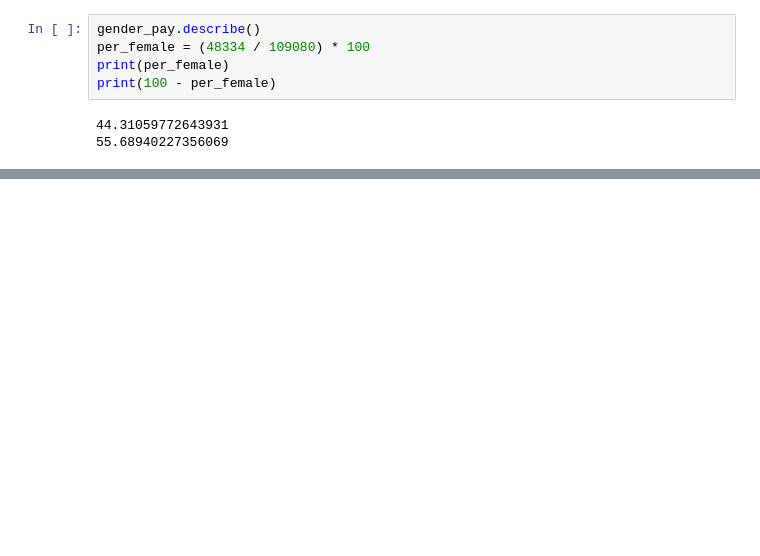
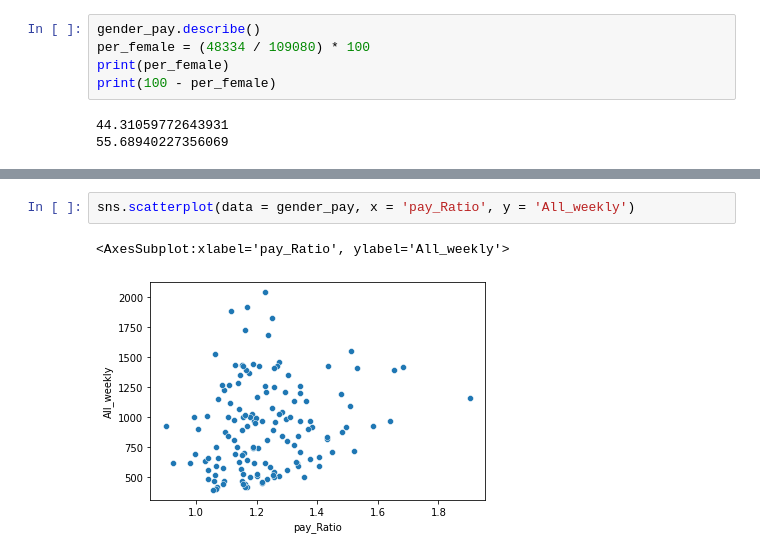
Before and after one commit to BypassTheFedR/Final-Portfolio-Project, a Jupyter notebook: Gender Pay.ipynb, the cells around one changed output, grey strips where cells are left out. Drawn from its saved outputs; the diff is of its cells as text; blank space fills up the shorter version.

```diff
--- a/Gender Pay.ipynb
+++ b/Gender Pay.ipynb
@@ -171,0 +182,5 @@ Of the data set 44.31 % of workers are female and 55.69 % are male.
+# %%
+sns.scatterplot(data = gender_pay, x = 'pay_Ratio', y = 'All_weekly')
+# %% [output]
+<AxesSubplot:xlabel='pay_Ratio', ylabel='All_weekly'>
+[figure, added]
```
Also changed, not shown: parts of 14 cells of this notebook.
